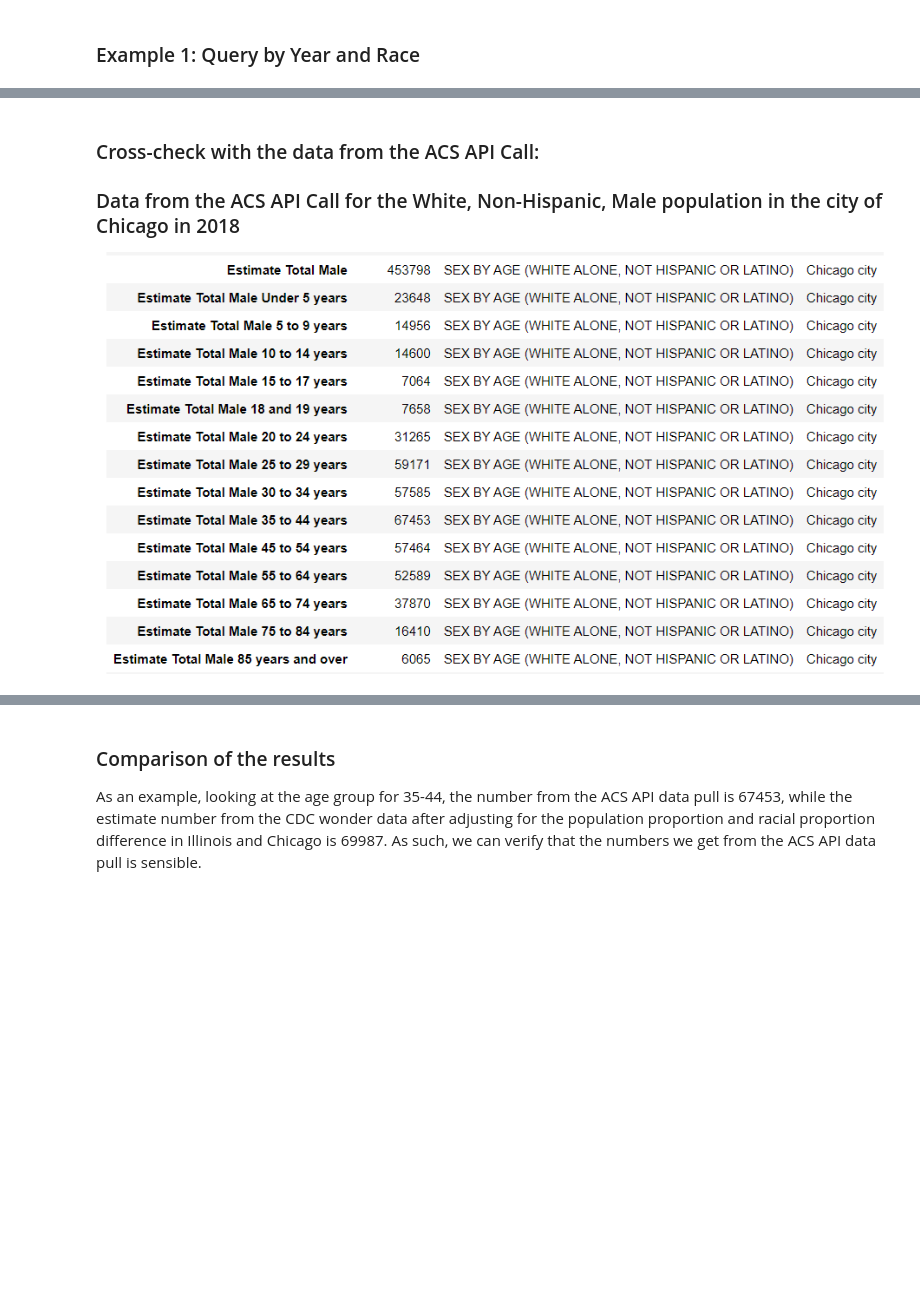
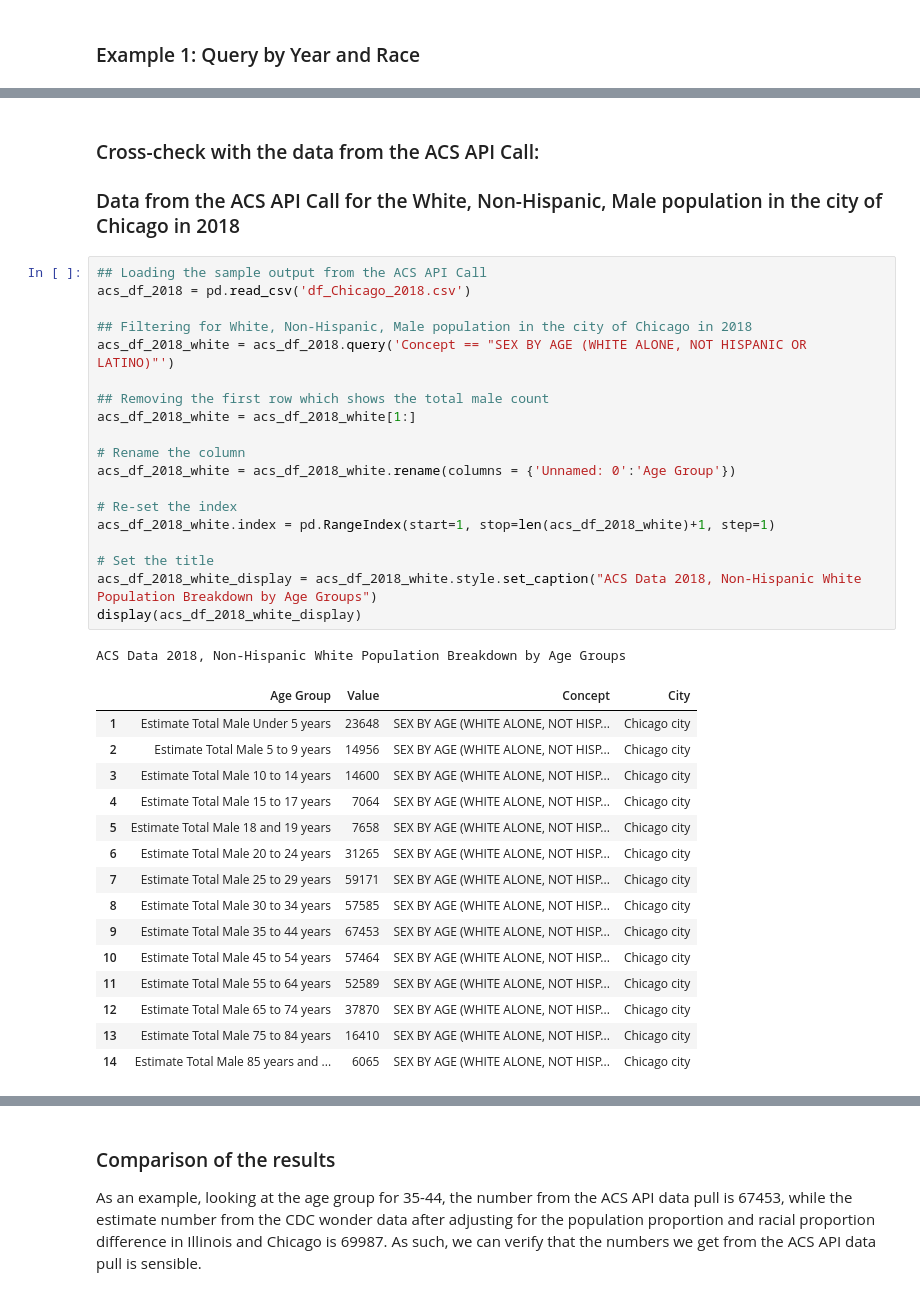
Before and after one commit to kwaiman/API_ACS_data_request, a Jupyter notebook: data_cross_validation_CDC_wonder.ipynb, the cells around one changed output, grey strips where cells are left out. Cells and saved outputs as stored; diff of their text form; blank space fills up the shorter version.

```diff
--- a/data_cross_validation_CDC_wonder.ipynb
+++ b/data_cross_validation_CDC_wonder.ipynb
@@ -210,5 +243,39 @@ display(df_2018)
 ### Cross-check with the data from the ACS API Call:
 
 ### Data from the ACS API Call for the White, Non-Hispanic, Male population in the city of Chicago in 2018
-
-![image.png](attachment:image.png)
+# %%
+## Loading the sample output from the ACS API Call
+acs_df_2018 = pd.read_csv('df_Chicago_2018.csv')
+
+## Filtering for White, Non-Hispanic, Male population in the city of Chicago in 2018
+acs_df_2018_white = acs_df_2018.query('Concept == "SEX BY AGE (WHITE ALONE, NOT HISPANIC OR LATINO)"')
+
+## Removing the first row which shows the total male count
+acs_df_2018_white = acs_df_2018_white[1:]
+
+# Rename the column
+acs_df_2018_white = acs_df_2018_white.rename(columns = {'Unnamed: 0':'Age Group'})
+
+# Re-set the index
+acs_df_2018_white.index = pd.RangeIndex(start=1, stop=len(acs_df_2018_white)+1, step=1)
+
+# Set the title
+acs_df_2018_white_display = acs_df_2018_white.style.set_caption("ACS Data 2018, Non-Hispanic White Population Breakdown by Age Groups")
+display(acs_df_2018_white_display)
+# %% [output]
+ACS Data 2018, Non-Hispanic White Population Breakdown by Age Groups
+|  | Age Group | Value | Concept | City |
+| 1 | Estimate Total Male Under 5 years | 23648 | SEX BY AGE (WHITE ALONE, NOT HISP... | Chicago city |
+| 2 | Estimate Total Male 5 to 9 years | 14956 | SEX BY AGE (WHITE ALONE, NOT HISP... | Chicago city |
+| 3 | Estimate Total Male 10 to 14 years | 14600 | SEX BY AGE (WHITE ALONE, NOT HISP... | Chicago city |
+| 4 | Estimate Total Male 15 to 17 years | 7064 | SEX BY AGE (WHITE ALONE, NOT HISP... | Chicago city |
+| 5 | Estimate Total Male 18 and 19 years | 7658 | SEX BY AGE (WHITE ALONE, NOT HISP... | Chicago city |
+| 6 | Estimate Total Male 20 to 24 years | 31265 | SEX BY AGE (WHITE ALONE, NOT HISP... | Chicago city |
+| 7 | Estimate Total Male 25 to 29 years | 59171 | SEX BY AGE (WHITE ALONE, NOT HISP... | Chicago city |
+| 8 | Estimate Total Male 30 to 34 years | 57585 | SEX BY AGE (WHITE ALONE, NOT HISP... | Chicago city |
+| 9 | Estimate Total Male 35 to 44 years | 67453 | SEX BY AGE (WHITE ALONE, NOT HISP... | Chicago city |
+| 10 | Estimate Total Male 45 to 54 years | 57464 | SEX BY AGE (WHITE ALONE, NOT HISP... | Chicago city |
+| 11 | Estimate Total Male 55 to 64 years | 52589 | SEX BY AGE (WHITE ALONE, NOT HISP... | Chicago city |
+| 12 | Estimate Total Male 65 to 74 years | 37870 | SEX BY AGE (WHITE ALONE, NOT HISP... | Chicago city |
+| 13 | Estimate Total Male 75 to 84 years | 16410 | SEX BY AGE (WHITE ALONE, NOT HISP... | Chicago city |
+| 14 | Estimate Total Male 85 years and ... | 6065 | SEX BY AGE (WHITE ALONE, NOT HISP... | Chicago city |
```
Also changed, not shown: parts of 13 cells of this notebook, 1 other file.
